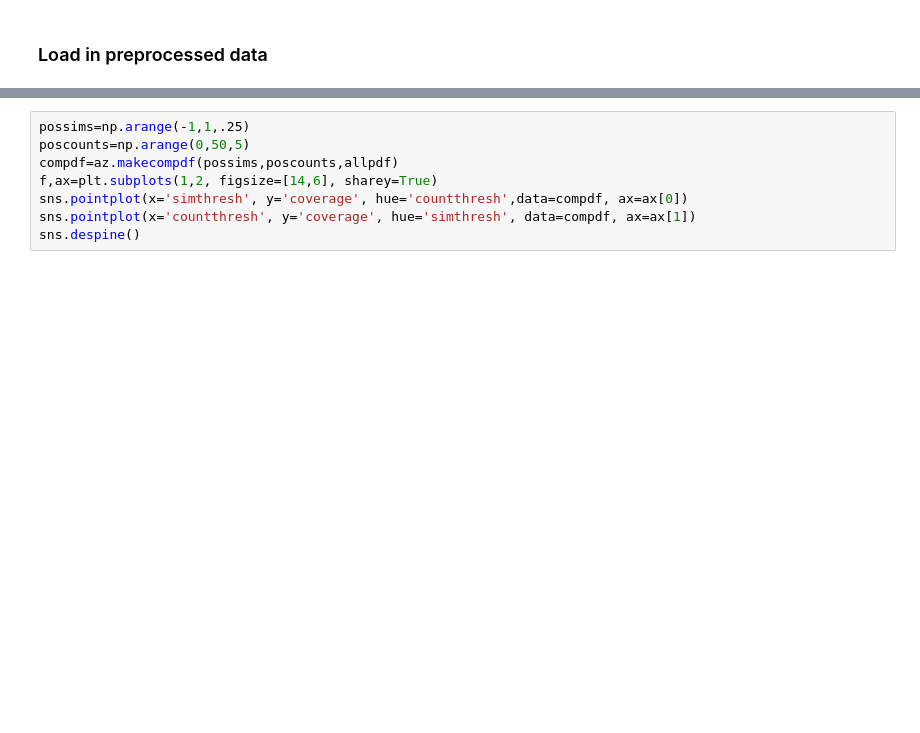
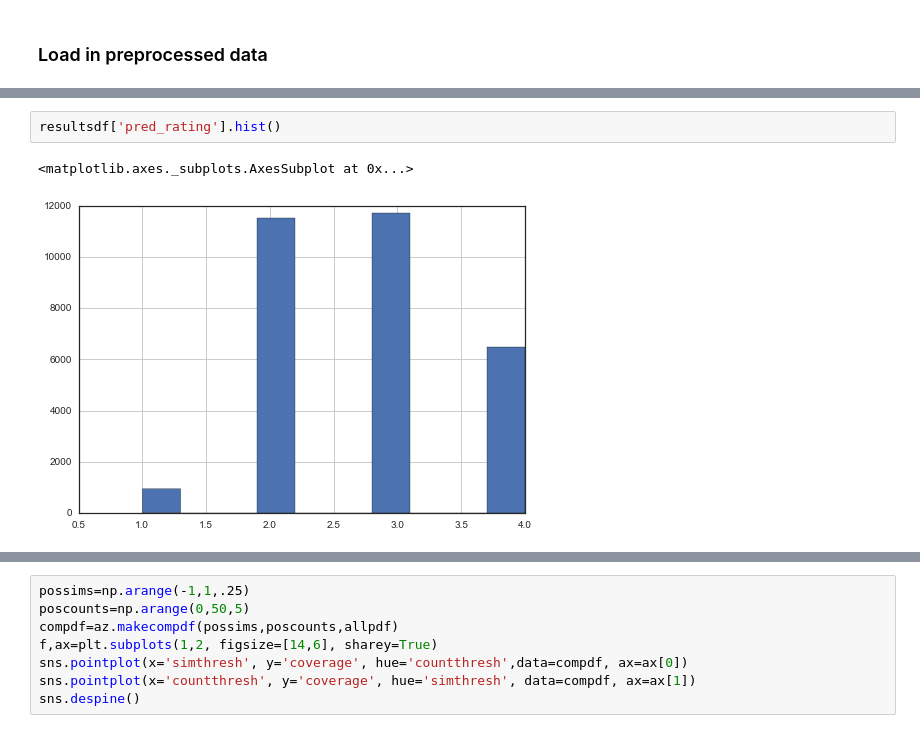
Before and after one commit to askerry/cragcrunch, a Jupyter notebook: Notebook 7. Personalized Recommendations.ipynb, the cells around one changed output, grey strips where cells are left out. Drawn from its saved outputs; the diff is of its cells as text; blank space fills up the shorter version.

```diff
--- a/Notebook 7. Personalized Recommendations.ipynb
+++ b/Notebook 7. Personalized Recommendations.ipynb
@@ -68,0 +159,5 @@ starting with 8314, reducing to 8314
+# %%
+resultsdf['pred_rating'].hist()
+# %% [output]
+<matplotlib.axes._subplots.AxesSubplot at 0x...>
+[figure, added]
```
Also changed, not shown: parts of 34 cells of this notebook, 29 other files.
